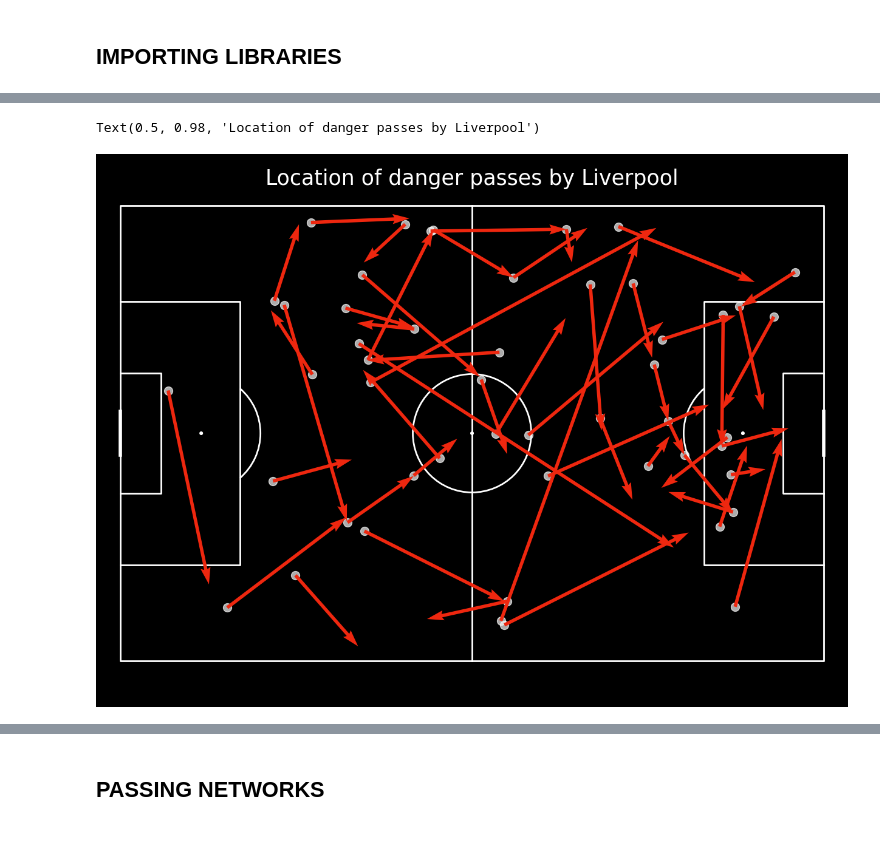
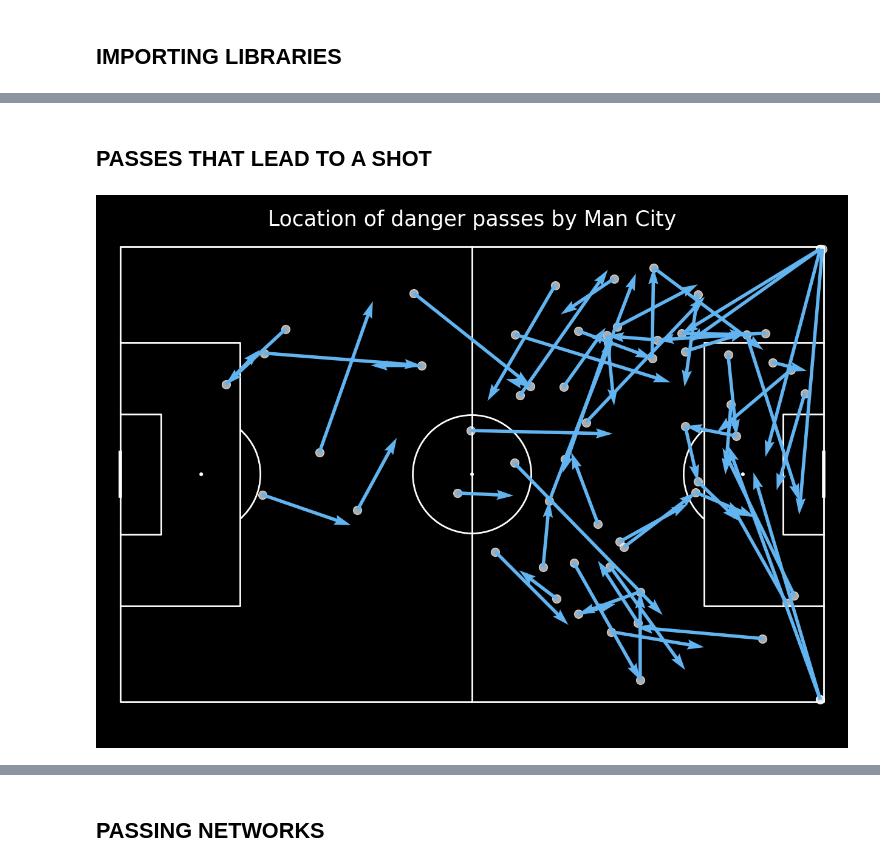
Before and after one commit to ishdeep-10/IndianCitizen, a Jupyter notebook: DataViz/MatchReportV2.ipynb, the cells around one changed output, grey strips where cells are left out. Saved outputs shown, nothing was run; the diff lists cells and outputs as text; code cells hidden in the pictures; blank space fills up the shorter version.

```diff
--- a/DataViz/MatchReportV2.ipynb
+++ b/DataViz/MatchReportV2.ipynb
@@ -534,3 +219,3 @@ ws = sd.WhoScored(leagues="ENG-Premier League", seasons="2024/2025")
 # %%
-df_whoscored = ws.read_events(match_id=1821050)
+df_whoscored = ws.read_events(match_id=1821078)
 # %% [output]
@@ -548,0 +236,4 @@ df_whoscored = ws.read_events(match_id=1821050)
+# %%
+# temprary use of typeId of period column
+df_whoscored['period'] = df_whoscored['period'].replace({'FirstHalf': 1, 'SecondHalf': 2, 'FirstPeriodOfExtraTime': 3, 'SecondPeriodOfExtraTime': 4,
+                                     'PenaltyShootout': 5, 'PostGame': 14, 'PreMatch': 16})
@@ -549,9 +841,11 @@ df_whoscored = ws.read_events(match_id=1821050)
+# %% [markdown]
+## PASSES THAT LEAD TO A SHOT
 # %%
 # Assuming the column containing the string values is named 'half'
 df_whoscored['period'] = df_whoscored['period'].replace({'FirstHalf': 1, 'SecondHalf': 2})
 
 danger_passes = pd.DataFrame()
-team = team2
+team = 'Man City'
 for period in [1, 2]:
     #keep only accurate passes by KDB that were not set pieces in this period
     mask_pass = (df_whoscored.team == team) & (df_whoscored.type == "Pass") & (df_whoscored.outcome_type == 'Successful') & (df_whoscored.period == period)
@@ -568,33 +862,32 @@ for period in [1, 2]:
     shot_start = shot_times - shot_window
     #condition to avoid negative shot starts
     shot_start = shot_start.apply(lambda i: i if i>0 else (period-1)*45)
     #convert to seconds
     pass_times = passes['minute']*60+passes['second']
     #check if pass is in any of the windows for this half
     pass_to_shot = pass_times.apply(lambda x: True in ((shot_start < x) & (x < shot_times)).unique())
 
     #keep only danger passes
     danger_passes_period = passes.loc[pass_to_shot]
     #concatenate dataframe with a previous one to keep danger passes from the whole tournament
     danger_passes = pd.concat([danger_passes, danger_passes_period], ignore_index = True)
 
 
 #plot pitch
 pitch = Pitch(pitch_type='opta',pitch_color='black', line_color='white',
               pad_top=4)  # optional stripes
 fig, ax = pitch.grid(grid_height=0.9, title_height=0.05, axis=False,
                      endnote_height=0.04, title_space=0, endnote_space=0)
 
 
 fig.set_facecolor('black')
 #scatter the location on the pitch
 pitch.scatter(danger_passes.x, danger_passes.y, s=100, color='#F6F5F5', edgecolors='white', linewidth=1, alpha=0.7, ax=ax["pitch"])
 #uncomment it to plot arrows
 pitch.arrows(danger_passes.x, danger_passes.y, danger_passes.end_x, danger_passes.end_y, color = team2_facecolor, ax=ax['pitch'])
 #add title
 fig.suptitle('Location of danger passes by ' + team, fontsize = 25,color='white')
 #plt.show()
-#plt.savefig('C:/Users/acer/Desktop/IndianCityzen/Projects/MatchReports/CityAway/11-05-2024/DangerPasses.png',dpi=500,bbox_inches = 'tight',facecolor=background)
+plt.savefig(f'C:/Users/acer/Documents/GitHub/IndianCitizen/MatchReports/CityAway/31-08-2024/DangerPasses.png',dpi=500,bbox_inches = 'tight',facecolor=background)
 # %% [output]
-Text(0.5, 0.98, 'Location of danger passes by Liverpool')
-[figure, old version]
+[figure, new version]
```
Also changed, not shown: parts of 41 cells of this notebook, 32 other files.
